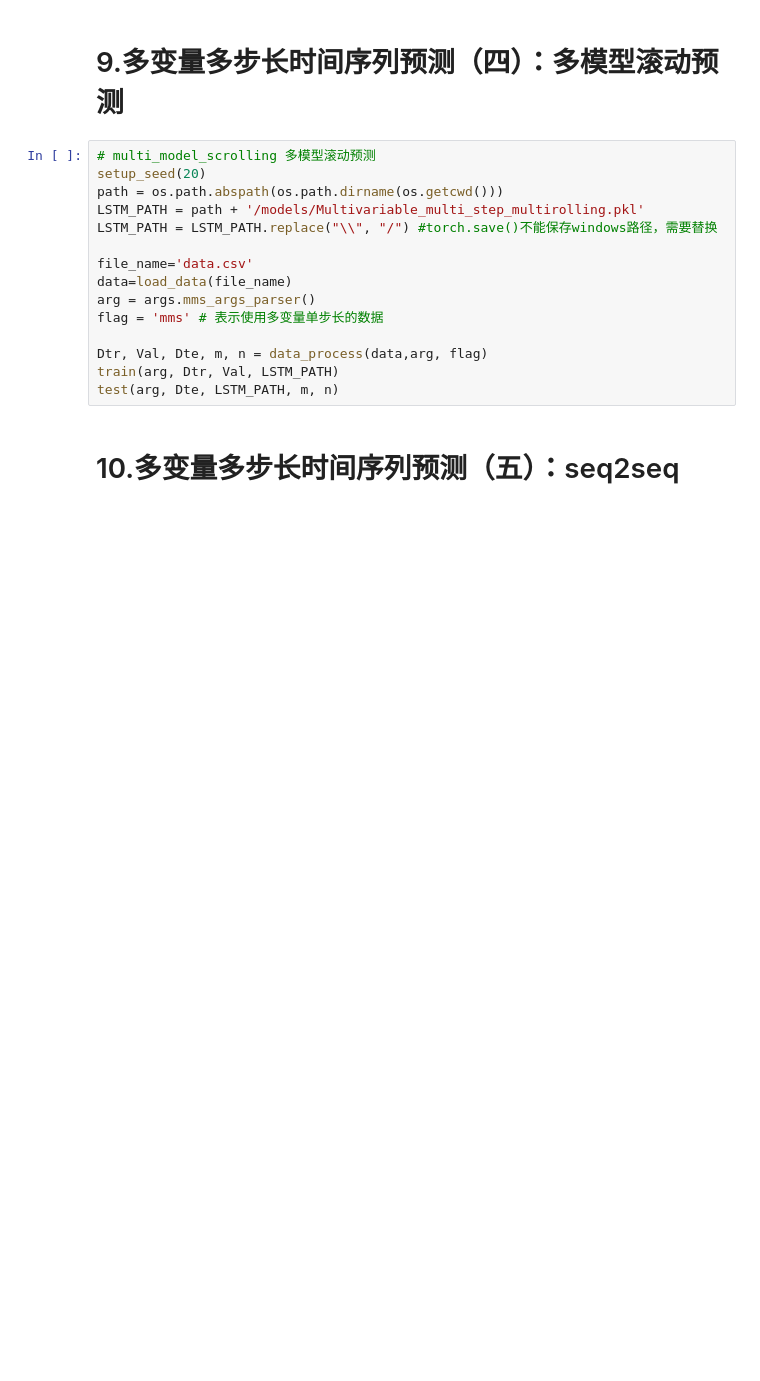
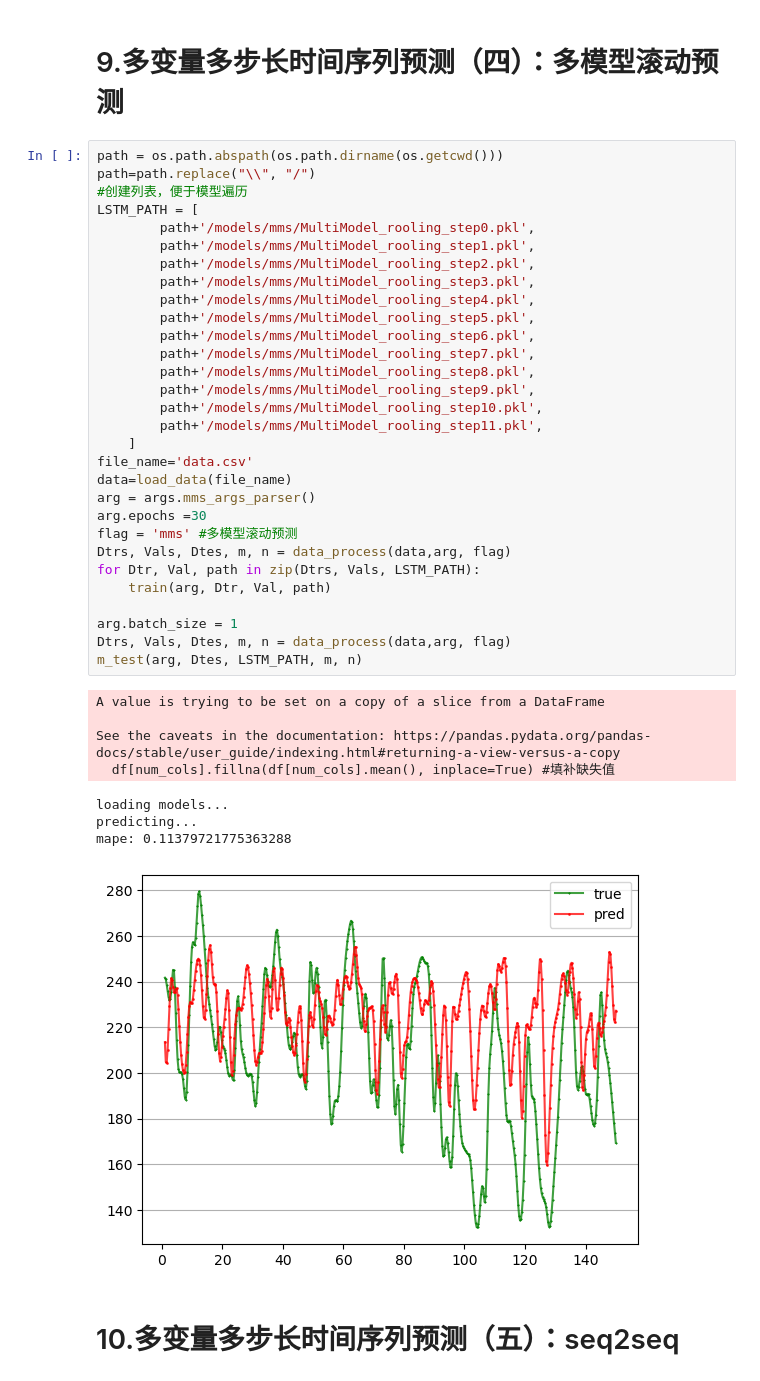
Before and after one commit to Luious-LYH/Time-forecast, a Jupyter notebook: code/2.notebook整合.ipynb, the cells around one changed output. Drawn from its saved outputs; the diff is of its cells as text; blank space fills up the shorter version.

```diff
--- a/code/2.notebook整合.ipynb
+++ b/code/2.notebook整合.ipynb
@@ -1213,19 +1289,43 @@ test(arg, Dte, LSTM_PATH, m, n)
 # %% [markdown]
 # 9.多变量多步长时间序列预测（四）：多模型滚动预测
-# %%
-# multi_model_scrolling 多模型滚动预测
-setup_seed(20)
-path = os.path.abspath(os.path.dirname(os.getcwd()))
-LSTM_PATH = path + '/models/Multivariable_multi_step_multirolling.pkl'
-LSTM_PATH = LSTM_PATH.replace("\\", "/") #torch.save()不能保存windows路径，需要替换
-
-file_name='data.csv'
-data=load_data(file_name)
-arg = args.mms_args_parser()
-flag = 'mms' # 表示使用多变量单步长的数据
-
-Dtr, Val, Dte, m, n = data_process(data,arg, flag)
-train(arg, Dtr, Val, LSTM_PATH)
-test(arg, Dte, LSTM_PATH, m, n)
+# %%
+path = os.path.abspath(os.path.dirname(os.getcwd()))
+path=path.replace("\\", "/")
+#创建列表，便于模型遍历
+LSTM_PATH = [
+        path+'/models/mms/MultiModel_rooling_step0.pkl',
+        path+'/models/mms/MultiModel_rooling_step1.pkl',
+        path+'/models/mms/MultiModel_rooling_step2.pkl',
+        path+'/models/mms/MultiModel_rooling_step3.pkl',
+        path+'/models/mms/MultiModel_rooling_step4.pkl',
+        path+'/models/mms/MultiModel_rooling_step5.pkl',
+        path+'/models/mms/MultiModel_rooling_step6.pkl',
+        path+'/models/mms/MultiModel_rooling_step7.pkl',
+        path+'/models/mms/MultiModel_rooling_step8.pkl',
+        path+'/models/mms/MultiModel_rooling_step9.pkl',
+        path+'/models/mms/MultiModel_rooling_step10.pkl',
+        path+'/models/mms/MultiModel_rooling_step11.pkl',
+    ]
+file_name='data.csv'
+data=load_data(file_name)
+arg = args.mms_args_parser()
+arg.epochs =30
+flag = 'mms' #多模型滚动预测
+Dtrs, Vals, Dtes, m, n = data_process(data,arg, flag)
+for Dtr, Val, path in zip(Dtrs, Vals, LSTM_PATH):
+    train(arg, Dtr, Val, path)
+
+arg.batch_size = 1
+Dtrs, Vals, Dtes, m, n = data_process(data,arg, flag)
+m_test(arg, Dtes, LSTM_PATH, m, n)
+# %% [output]
+A value is trying to be set on a copy of a slice from a DataFrame
+
+See the caveats in the documentation: https://pandas.pydata.org/pandas-docs/stable/user_guide/indexing.html#returning-a-view-versus-a-copy
+  df[num_cols].fillna(df[num_cols].mean(), inplace=True) #填补缺失值
+loading models...
+predicting...
+mape: 0.11379721775363288
+[figure, added]
 # %% [markdown]
 # 10.多变量多步长时间序列预测（五）：seq2seq
```
Also changed, not shown: parts of 12 cells of this notebook, 29 other files.
